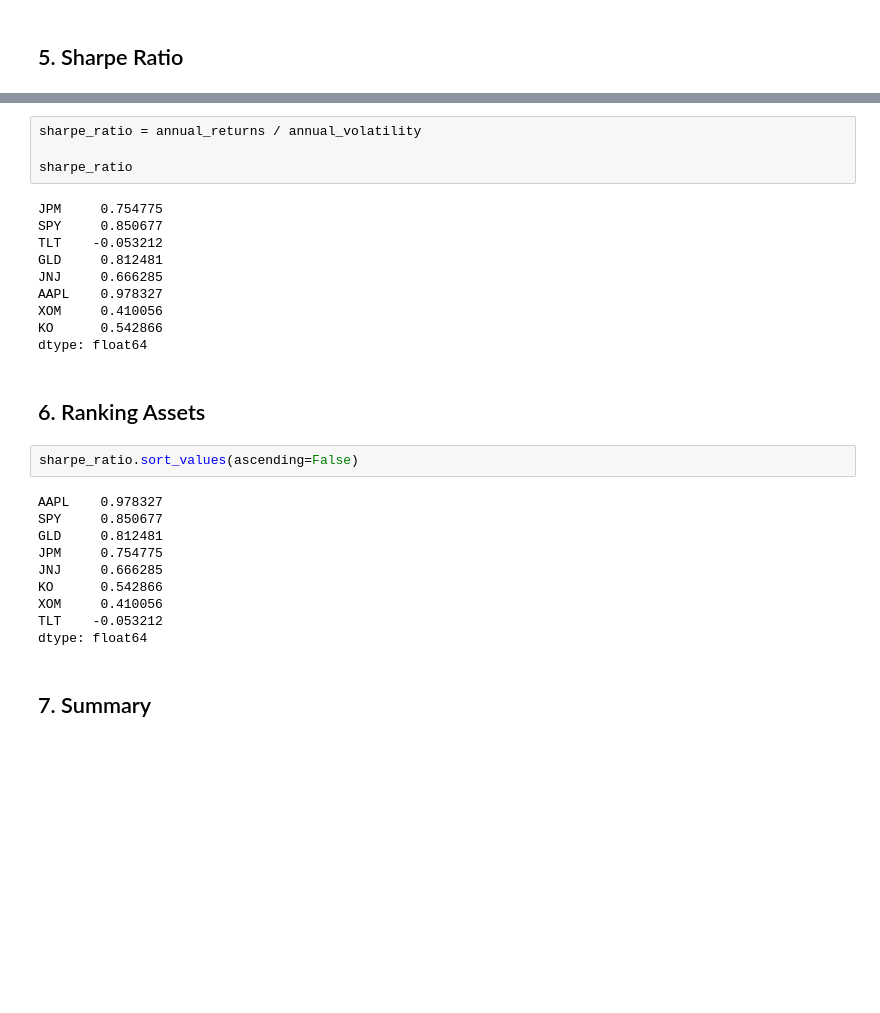
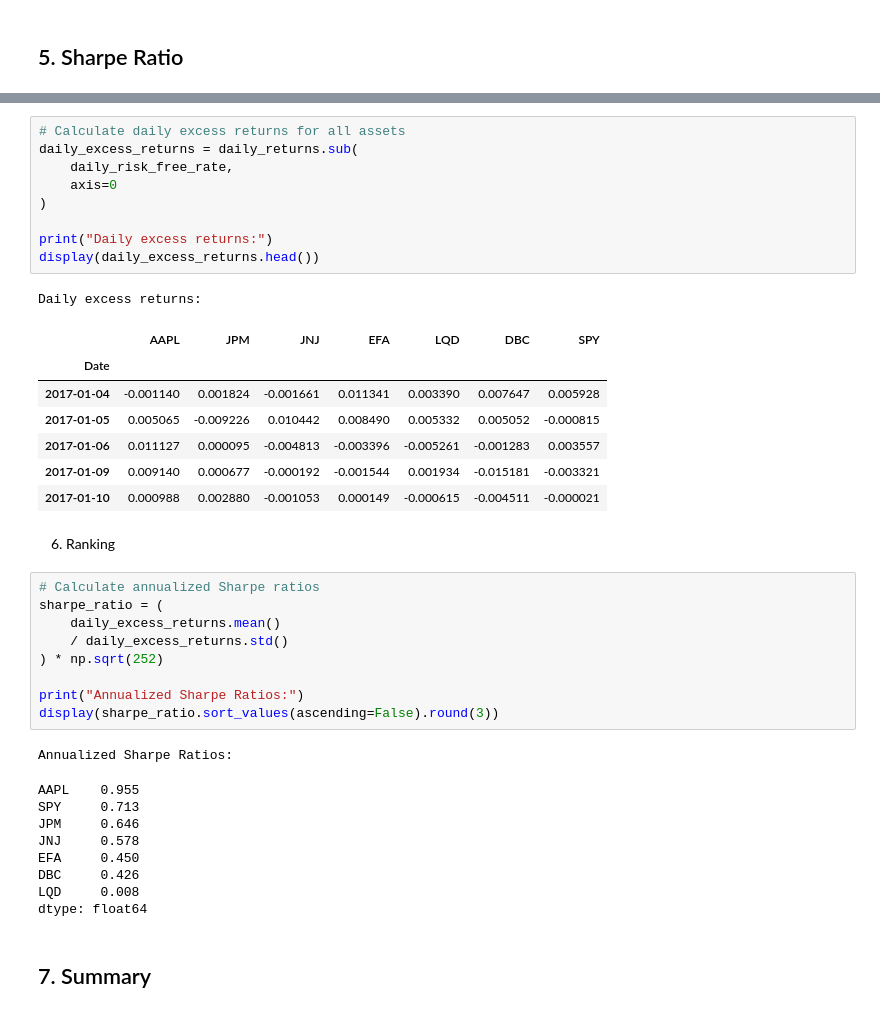
Before and after one commit to satvikaputcha/equity-risk-assessment-framework, a Jupyter notebook: notebooks/05_risk_adjusted_performance.ipynb, the cells around one changed output, grey strips where cells are left out. Drawn from its saved outputs; the diff is of its cells as text; blank space fills up the shorter version.

```diff
--- a/notebooks/05_risk_adjusted_performance.ipynb
+++ b/notebooks/05_risk_adjusted_performance.ipynb
@@ -69,31 +143,42 @@ dtype: float64
+# %%
+# Calculate daily excess returns for all assets
+daily_excess_returns = daily_returns.sub(
+    daily_risk_free_rate,
+    axis=0
+)
+
+print("Daily excess returns:")
+display(daily_excess_returns.head())
+# %% [output]
+Daily excess returns:
+|  | AAPL | JPM | JNJ | EFA | LQD | DBC | SPY |
+| Date |  |  |  |  |  |  |  |
+| 2017-01-04 | -0.001140 | 0.001824 | -0.001661 | 0.011341 | 0.003390 | 0.007647 | 0.005928 |
+| 2017-01-05 | 0.005065 | -0.009226 | 0.010442 | 0.008490 | 0.005332 | 0.005052 | -0.000815 |
+| 2017-01-06 | 0.011127 | 0.000095 | -0.004813 | -0.003396 | -0.005261 | -0.001283 | 0.003557 |
+| 2017-01-09 | 0.009140 | 0.000677 | -0.000192 | -0.001544 | 0.001934 | -0.015181 | -0.003321 |
+| 2017-01-10 | 0.000988 | 0.002880 | -0.001053 | 0.000149 | -0.000615 | -0.004511 | -0.000021 |
+# %% [markdown]
+6. Ranking
 # %%
-sharpe_ratio = annual_returns / annual_volatility
+# Calculate annualized Sharpe ratios
+sharpe_ratio = (
+    daily_excess_returns.mean()
+    / daily_excess_returns.std()
+) * np.sqrt(252)
 
-sharpe_ratio
+print("Annualized Sharpe Ratios:")
+display(sharpe_ratio.sort_values(ascending=False).round(3))
 # %% [output]
-JPM     0.754775
-SPY     0.850677
-TLT    -0.053212
-GLD     0.812481
-JNJ     0.666285
-AAPL    0.978327
-XOM     0.410056
-KO      0.542866
-dtype: float64
+Annualized Sharpe Ratios:
+AAPL    0.955
+SPY     0.713
+JPM     0.646
+JNJ     0.578
+EFA     0.450
+DBC     0.426
+LQD     0.008
+dtype: float64
-# %% [markdown]
-## 6. Ranking Assets
-# %%
-sharpe_ratio.sort_values(ascending=False)
-# %% [output]
-AAPL    0.978327
-SPY     0.850677
-GLD     0.812481
-JPM     0.754775
-JNJ     0.666285
-KO      0.542866
-XOM     0.410056
-TLT    -0.053212
-dtype: float64
 # %% [markdown]
 ## 7. Summary
 # %%
```
Also changed, not shown: parts of 11 cells of this notebook, 14 other files.
